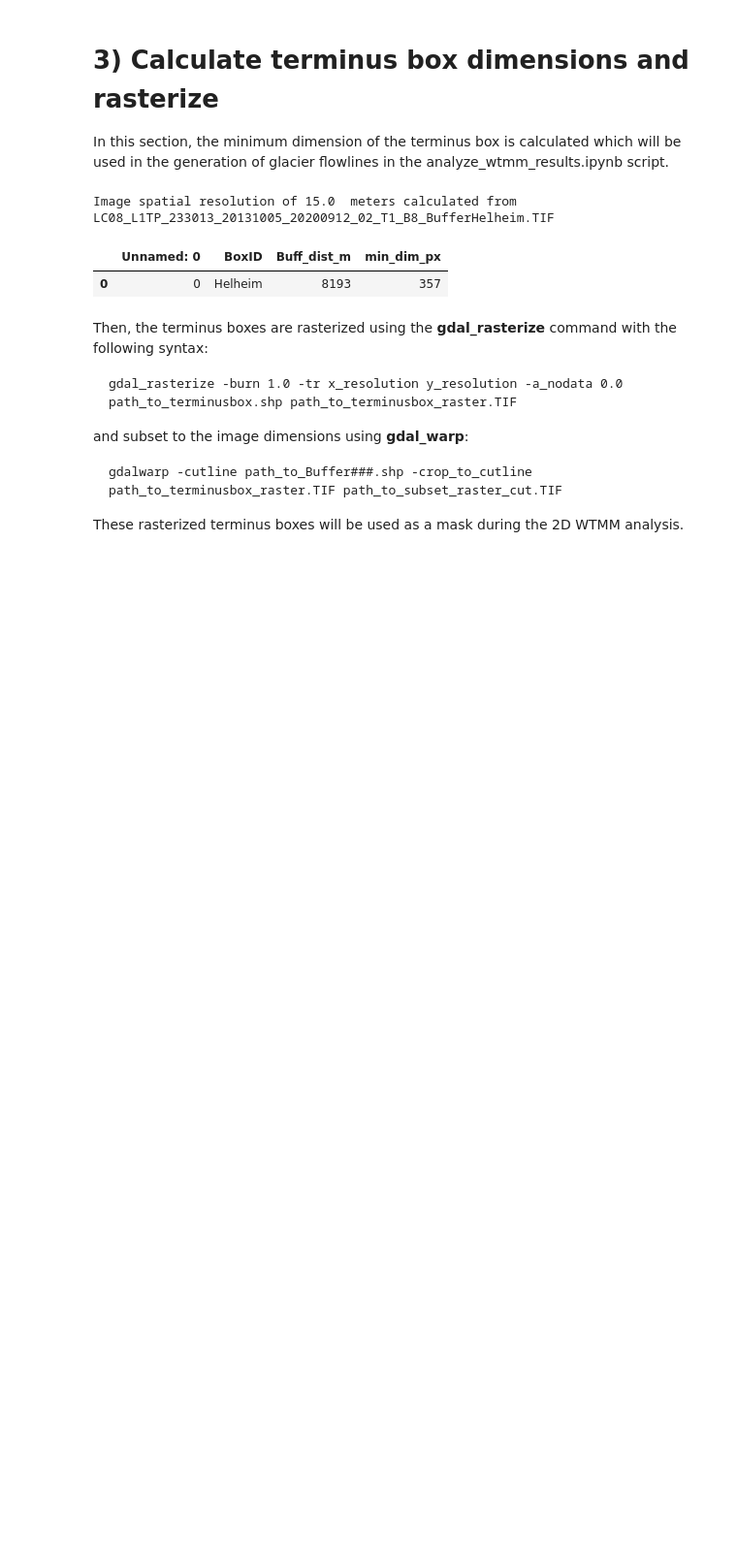
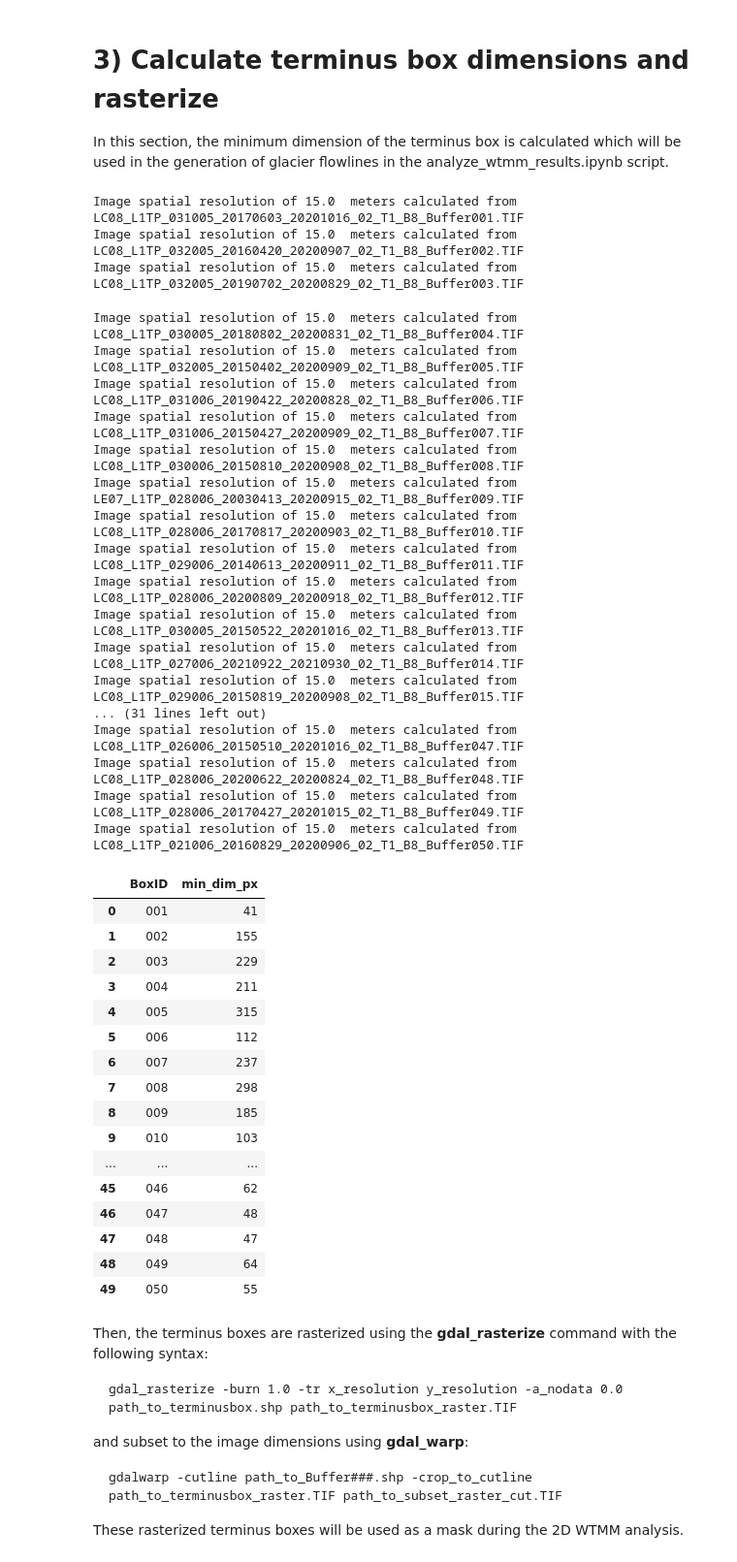
Before and after one commit to jukesliu/automated-glacier-terminus, a Jupyter notebook: preprocess.ipynb, the cells around one changed output. Shown at 97% size. Saved outputs shown, nothing was run; the diff lists cells and outputs as text; code cells hidden in the pictures; blank space fills up the shorter version.

```diff
--- a/preprocess.ipynb
+++ b/preprocess.ipynb
@@ -37,15 +37,12 @@ from automated_terminus_functions import resize_pngs, distance
 # %%
 #####################################################################################
 # Enter folder containing the terminus box and RGI glacier outline shapefile(s):
-# basepath = '/home/jukes/Documents/Sample_glaciers/'
-# downloadpath ='/media/jukes/jukes1/LS8aws/' # folder containing downloaded Landsat images
-basepath = '/Users/jukesliu/Documents/LOWELL/shapefiles/'
-downloadpath ='/Users/jukesliu/Documents/LOWELL/LS8images/'  # folder containing downloaded Landsat images
-csvpath = basepath # folder to store CSV files
-# csvpath = '/home/jukes/Documents/Sample_glaciers/' # folder to store CSV files
+basepath = '/home/jukes/Documents/Sample_glaciers/'
+downloadpath = '/media/jukes/jukes1/LS8aws/' # folder containing downloaded Landsat images
+csvpath = '/home/jukes/Documents/Sample_glaciers/' # folder to store CSV files
 # that describes the analysis (e.g., glacier or group of glaciers)
 folder_name = 'rotated_c2' # foldername to hold rotated collection 2 images
-csvext = '_Lowell.csv' # same as in image download script, a file suffix
+csvext = '_testimages.csv' # same as in image download script, a file suffix
 
 # Input your velocity input file info
 vpath = basepath # path to folder containing velocity files
@@ -59,14 +56,11 @@ RGIpath = '/media/jukes/jukes1/RGI_shps/' # path to folder with all individual R
 
 # Enter glacier IDs
 
-BoxIDs = ['Lowell'] # Entering one or a few glaciers manually
-
-# Run on a list of Box numbers (make sure BoxIDs list above is empty)
-boxes = list(map(str, np.arange(12, 50, 1))) #1, 642, 1
+BoxIDs = []
+boxes = list(map(str, np.arange(1, 51, 1))) #1, 642, 1 lists the full inventory
 for BoxID in boxes: # convert integers to 3-digit strings with leading zeros
-    BoxID = BoxID.zfill(3) # pads zeros to the left
+    BoxID = BoxID.zfill(3)
     BoxIDs.append(BoxID)
-
 # or read from a file
 print(BoxIDs) # show the final BoxIDs
 #####################################################################################
@@ -165,9 +174,8 @@ When images are downloaded across many different Landsat path rows, it's possibl
 # %%
 ######################################################################################
 SKIP = False # if you want to skip this step, change to True
-# desired_proj = '3413' # EPSG code for desired projection
-desired_proj = '32608' # EPSG code for desired projection
-suffix = '_RP' # suffix for reprojected images - something that indicates the projection
+desired_proj = '3413' # EPSG code for desired projection
+suffix = '_PS' # suffix for reprojected images - something that indicates the projection
 ######################################################################################
 
 for BoxID in BoxIDs:
@@ -203,41 +212,75 @@ In this section, the minimum dimension of the terminus box is calculated which w
 mindimensions = [] # initialize empty list
 for BoxID in BoxIDs:
     for file in os.listdir(basepath+'Box'+BoxID+'/'):
         if 'UTM' in file and '.shp' in file and "Box" in file: # identify UTM projected box
             boxpath = basepath+"Box"+BoxID+"/"+file
             termbox = fiona.open(boxpath)
 
     # automatically calculate spatial resolution of images and grab the extent
     for img in os.listdir(downloadpath+'Box'+BoxID+'/'):
         if img.startswith('L') and img.endswith('TIF'):
             img_reader = rio.open(downloadpath+'Box'+BoxID+'/'+img)
             PIXRES = img_reader.transform[0]
             print('Image spatial resolution of',PIXRES,' meters calculated from ',img)
             break # stop after the first image
 
     # grab the box coordinates:
     box = termbox.next(); box_geom= box.get('geometry'); box_coords = box_geom.get('coordinates')[0]
     points = []
     for coord_pair in box_coords:
         lat = coord_pair[0]; lon = coord_pair[1]; points.append([lat, lon])
 
     # Calculate distance between coord 1 and 2 and between 2 and 3
     coord1 = points[0]; coord2 = points[1]; coord3 = points[2]
     dist1 = distance(coord1[0], coord1[1], coord2[0], coord2[1]);
     dist2 = distance(coord2[0], coord2[1], coord3[0], coord3[1])
     mindim = int(np.min([dist1, dist2]))/PIXRES # calculate minimum dimensions, converted into pixels
     mindimensions.append(int(mindim))
 
-if os.path.exists(csvpath+BOX_FILENAME): # if the buffer distance was calculated in the previous step
-    buff_df = pd.read_csv(csvpath+BOX_FILENAME, dtype=str)
-    buff_df['min_dim_px'] = mindimensions # add the minimum dimensions to the existing data
-else: # if not, create a new data file
-    buff_df = pd.DataFrame(list(zip(BoxIDs, mindimensions)), columns=['BoxID','min_dim_px'])
+# if os.path.exists(csvpath+BOX_FILENAME): # if the buffer distance was calculated in the previous step
+#     buff_df = pd.read_csv(csvpath+BOX_FILENAME, dtype=str)
+#     buff_df['min_dim_px'] = mindimensions # add the minimum dimensions to the existing data
+# else: # if not, create a new data file
+buff_df = pd.DataFrame(list(zip(BoxIDs, mindimensions)), columns=['BoxID','min_dim_px'])
 buff_df
 # %% [output]
-Image spatial resolution of 15.0  meters calculated from  LC08_L1TP_233013_20131005_20200912_02_T1_B8_BufferHelheim.TIF
+Image spatial resolution of 15.0  meters calculated from  LC08_L1TP_031005_20170603_20201016_02_T1_B8_Buffer001.TIF
+Image spatial resolution of 15.0  meters calculated from  LC08_L1TP_032005_20160420_20200907_02_T1_B8_Buffer002.TIF
+Image spatial resolution of 15.0  meters calculated from  LC08_L1TP_032005_20190702_20200829_02_T1_B8_Buffer003.TIF
+Image spatial resolution of 15.0  meters calculated from  LC08_L1TP_030005_20180802_20200831_02_T1_B8_Buffer004.TIF
+Image spatial resolution of 15.0  meters calculated from  LC08_L1TP_032005_20150402_20200909_02_T1_B8_Buffer005.TIF
+Image spatial resolution of 15.0  meters calculated from  LC08_L1TP_031006_20190422_20200828_02_T1_B8_Buffer006.TIF
+Image spatial resolution of 15.0  meters calculated from  LC08_L1TP_031006_20150427_20200909_02_T1_B8_Buffer007.TIF
+Image spatial resolution of 15.0  meters calculated from  LC08_L1TP_030006_20150810_20200908_02_T1_B8_Buffer008.TIF
+Image spatial resolution of 15.0  meters calculated from  LE07_L1TP_028006_20030413_20200915_02_T1_B8_Buffer009.TIF
+Image spatial resolution of 15.0  meters calculated from  LC08_L1TP_028006_20170817_20200903_02_T1_B8_Buffer010.TIF
+Image spatial resolution of 15.0  meters calculated from  LC08_L1TP_029006_20140613_20200911_02_T1_B8_Buffer011.TIF
+Image spatial resolution of 15.0  meters calculated from  LC08_L1TP_028006_20200809_20200918_02_T1_B8_Buffer012.TIF
+Image spatial resolution of 15.0  meters calculated from  LC08_L1TP_030005_20150522_20201016_02_T1_B8_Buffer013.TIF
+Image spatial resolution of 15.0  meters calculated from  LC08_L1TP_027006_20210922_20210930_02_T1_B8_Buffer014.TIF
+Image spatial resolution of 15.0  meters calculated from  LC08_L1TP_029006_20150819_20200908_02_T1_B8_Buffer015.TIF
+... (31 lines left out)
+Image spatial resolution of 15.0  meters calculated from  LC08_L1TP_026006_20150510_20201016_02_T1_B8_Buffer047.TIF
+Image spatial resolution of 15.0  meters calculated from  LC08_L1TP_028006_20200622_20200824_02_T1_B8_Buffer048.TIF
+Image spatial resolution of 15.0  meters calculated from  LC08_L1TP_028006_20170427_20201015_02_T1_B8_Buffer049.TIF
+Image spatial resolution of 15.0  meters calculated from  LC08_L1TP_021006_20160829_20200906_02_T1_B8_Buffer050.TIF
-|  | Unnamed: 0 | BoxID | Buff_dist_m | min_dim_px |
-| 0 | 0 | Helheim | 8193 | 357 |
+|  | BoxID | min_dim_px |
+| 0 | 001 | 41 |
+| 1 | 002 | 155 |
+| 2 | 003 | 229 |
+| 3 | 004 | 211 |
+| 4 | 005 | 315 |
+| 5 | 006 | 112 |
+| 6 | 007 | 237 |
+| 7 | 008 | 298 |
+| 8 | 009 | 185 |
+| 9 | 010 | 103 |
+| ... | ... | ... |
+| 45 | 046 | 62 |
+| 46 | 047 | 48 |
+| 47 | 048 | 47 |
+| 48 | 049 | 64 |
+| 49 | 050 | 55 |
 # %%
 # write to csv
 buff_df.to_csv(basepath+BOX_FILENAME)
```
Also changed, not shown: parts of 16 cells of this notebook, 3 other files.
